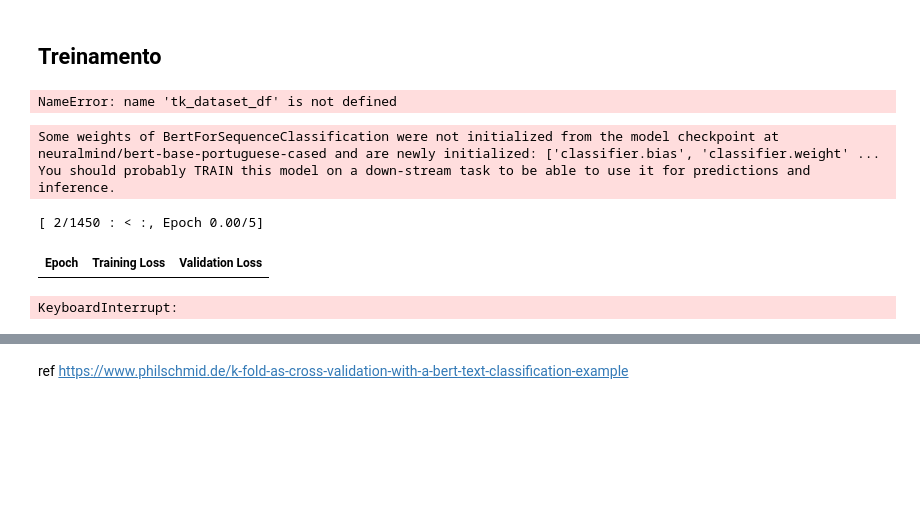
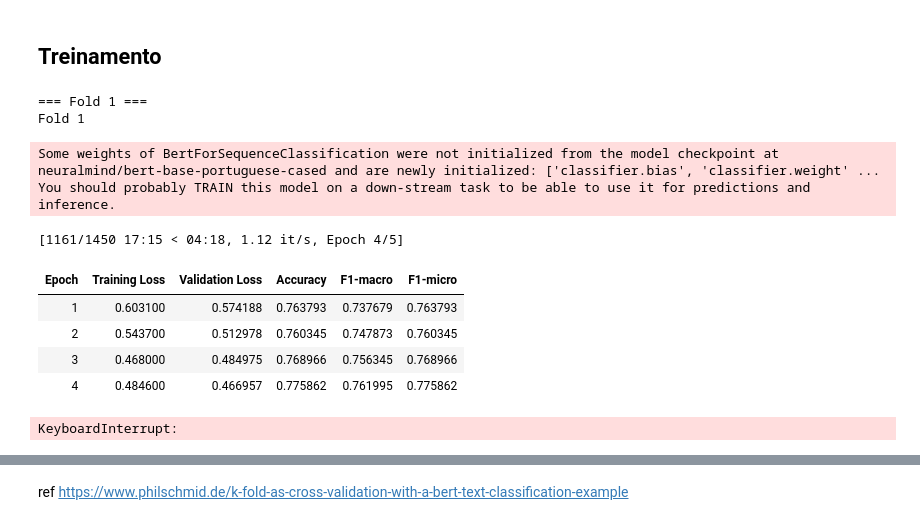
Before and after one commit to leonardoazzi/bert-misinfo-covid19, a Jupyter notebook: bertimbau-finetuning.ipynb, the cells around one changed output, grey strips where cells are left out. Cells and saved outputs as stored; diff of their text form; code cells hidden in the pictures; blank space fills up the shorter version.

Commit message:
Checkpoint: maybe we're back

```diff
--- a/bertimbau-finetuning.ipynb
+++ b/bertimbau-finetuning.ipynb
@@ -241,12 +218,12 @@ Fonte: https://discuss.huggingface.co/t/class-weights-for-bertforsequenceclassif
 # %%
 from torch.nn import CrossEntropyLoss
 
-loss_fn = CrossEntropyLoss(weight=class_weights)
+loss_fn = torch.nn.CrossEntropyLoss(weight=class_weights.to(device))
 # %%
 from transformers import Trainer
 
 class WeightedTrainer(Trainer):
-    def compute_loss(self, model, inputs, return_outputs=False):
+    def compute_loss(self, model, inputs, return_outputs=False, **kwargs):
         labels = inputs.get("labels")
         outputs = model(**inputs)
         logits = outputs.get("logits")
@@ -318,7 +333,7 @@ def train_bert(train_data, val_data):
   #setando os hiperparâmetros POR EPOCA
   batch_size = 8
   epochs = 5
-  learning_rate = 3e-05
+  learning_rate = 1e-06
   steps_per_epoch = round(len(train_data) / batch_size)
 
   training_args = TrainingArguments(
@@ -336,7 +351,7 @@ def train_bert(train_data, val_data):
     #   report_to='tensorboard'
   )
 
-  trainer = Trainer(
+  trainer = WeightedTrainer(
     model=model,
     args=training_args,
     train_dataset=train_data,
@@ -365,37 +380,36 @@ def train_bert(train_data, val_data):
 # %% [markdown]
 ### K-Fold Cross Validation
 # %%
-from sklearn.model_selection import cross_validate, StratifiedKFold
+from sklearn.model_selection import cross_validate, KFold
 
 # Realiza a validação cruzada de um modelo, dado o número de folds e a métrica
-def cross_validate_model(data, X, y, model, folds, metrics, metrics_df, rand_state):
+def cross_validate_model(data, model, folds, metrics, metrics_df, rand_state):
 
   fold_results = []
 
-  data = data.reset_index(drop=True)
-  X = X.reset_index(drop=True)
-  y = y.reset_index(drop=True)
+  # Avalia o modelo em k folds
+  cv = KFold(n_splits=folds, random_state=rand_state, shuffle=True)
 
-  # Avalia o modelo em k folds
-  cv = StratifiedKFold(n_splits=folds, random_state=rand_state, shuffle=True)
-
-  for fold, (train_idx, val_idx) in enumerate(cv.split(X, y)):
+  for fold, (train_idx, val_idx) in enumerate(cv.split(data)):
     print(f"=== Fold {fold + 1} ===")
 
     print(f"Fold {fold + 1}")
 
     train_df = data.iloc[train_idx]
-    val_df = data.iloc[train_idx]
+    val_df = data.iloc[val_idx]
 
     # Convert to Hugging Face Dataset format
-    train_dataset = train_df.to_dict(orient="list")
-    val_dataset = val_df.to_dict(orient="list")
+    # train_dataset = train_df.to_dict(orient="list")
+    # val_dataset = val_df.to_dict(orient="list")
 
-    trainer = train_bert(train_df, val_df)
+    train_tk = tokenize(train_df)
+    val_tk = tokenize(val_df)
+
+    trainer = train_bert(train_tk, val_tk)
 
     eval_result = trainer.evaluate()
 
-    print(f"Fold {fold + 1} F1 Score: {eval_result['eval_f1']}")
+    # print(f"Fold {fold + 1} F1 Score: {eval_result['eval_f1']}")
 
     # # Organiza os resultados em um DataFrame
 
@@ -407,8 +421,3 @@ def cross_validate_model(data, X, y, model, folds, metrics, metrics_df, rand_sta
   return eval_result
 # %% [markdown]
 ## Treinamento
-# %%
-tk_dataset = tk_dataset_df.rename(columns={'misinformation': 'label'})
-tk_dataset
-# %% [output]
-NameError: name 'tk_dataset_df' is not defined
@@ -415,23 +429,19 @@ NameError: name 'tk_dataset_df' is not defined
 # %%
-
-
-X = tk_dataset_df.drop('labels', axis=1)
-y = tk_dataset_df['labels']
-
 k_folds = 5
 random_state = 42
 metrics = ['accuracy', 'f1-macro', 'f1-micro']
 metrics_df = pd.DataFrame(columns=['Fold']+metrics)
-cross_validate_model(tk_dataset_df, X, y, model, k_folds, metrics, metrics_df, random_state)
+result = cross_validate_model(dataset_df, model, k_folds, metrics, metrics_df, random_state)
+print(result)
+# %% [output]
+=== Fold 1 ===
+Fold 1
+Some weights of BertForSequenceClassification were not initialized from the model checkpoint at neuralmind/bert-base-portuguese-cased and are newly initialized: ['classifier.bias', 'classifier.weight' ...
+You should probably TRAIN this model on a down-stream task to be able to use it for predictions and inference.
+[1161/1450 17:15 < 04:18, 1.12 it/s, Epoch 4/5]
+| Epoch | Training Loss | Validation Loss | Accuracy | F1-macro | F1-micro |
+| 1 | 0.603100 | 0.574188 | 0.763793 | 0.737679 | 0.763793 |
+| 2 | 0.543700 | 0.512978 | 0.760345 | 0.747873 | 0.760345 |
+| 3 | 0.468000 | 0.484975 | 0.768966 | 0.756345 | 0.768966 |
+| 4 | 0.484600 | 0.466957 | 0.775862 | 0.761995 | 0.775862 |
+KeyboardInterrupt:
-# %%
-from transformers import Trainer
-
-trainer = train_bert(train_dataset_tk, val_dataset_tk)
-
-eval_result = trainer.evaluate()
-# %% [output]
-Some weights of BertForSequenceClassification were not initialized from the model checkpoint at neuralmind/bert-base-portuguese-cased and are newly initialized: ['classifier.bias', 'classifier.weight' ...
-You should probably TRAIN this model on a down-stream task to be able to use it for predictions and inference.
-[ 2/1450 : < :, Epoch 0.00/5]
-| Epoch | Training Loss | Validation Loss |
-KeyboardInterrupt:
```
Also changed, not shown: parts of 10 cells of this notebook.
